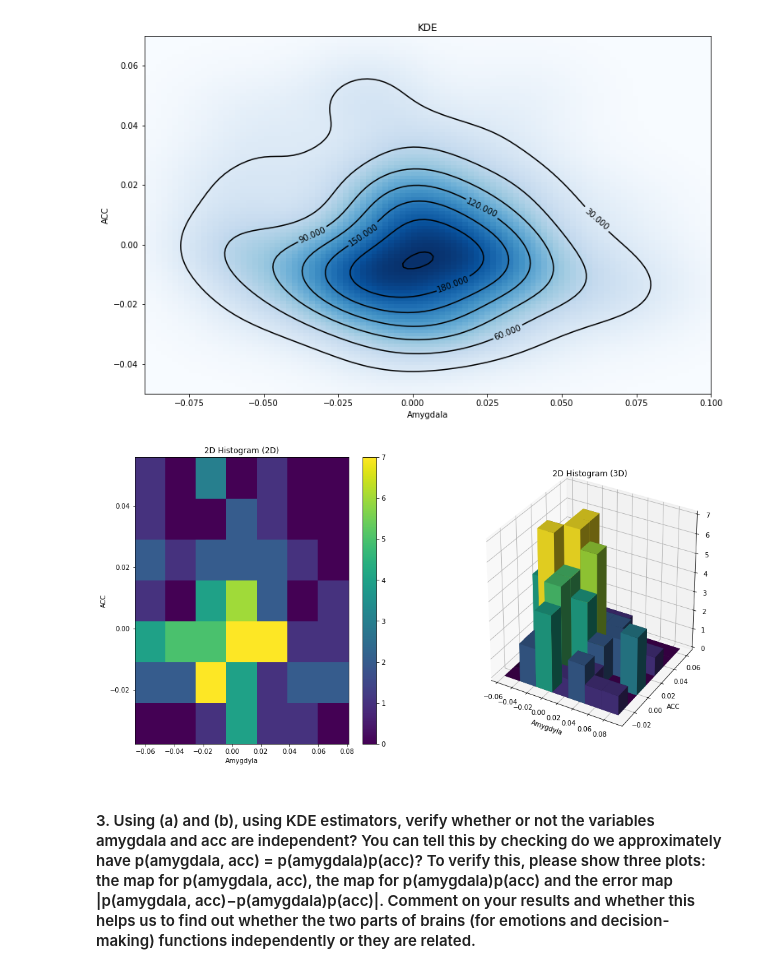
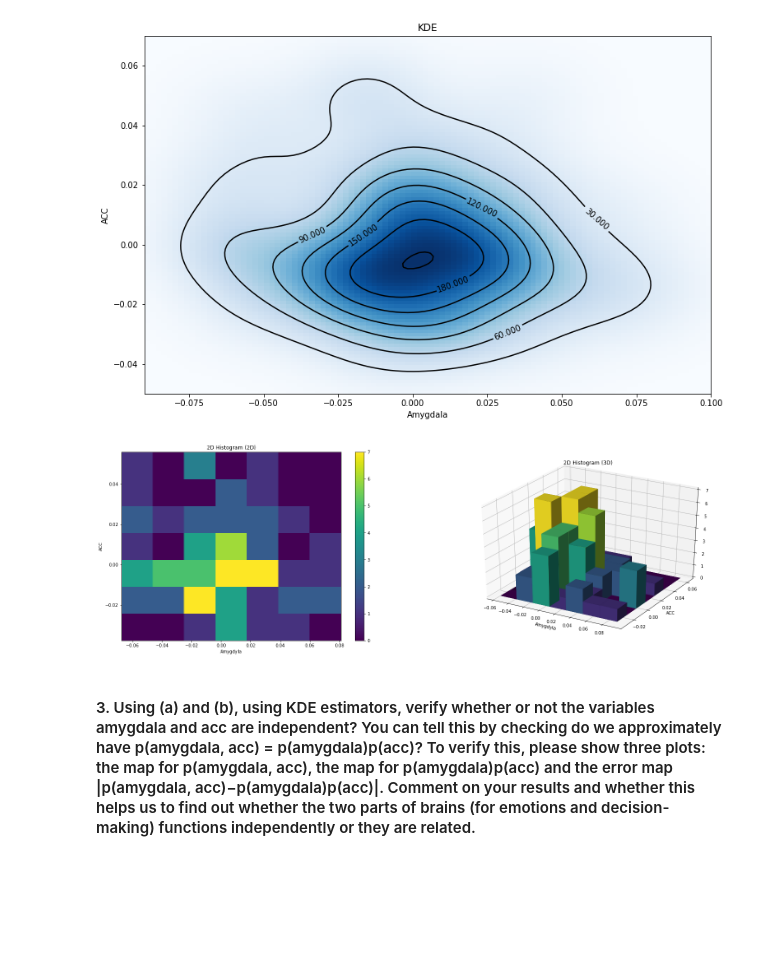
Before and after one commit to Mooseburger1/GT_MASTERS, a Jupyter notebook: Computational_Analytics/HW3/Q1/Q1.ipynb, the cells around one changed output. Drawn from its saved outputs; the diff is of its cells as text; code cells hidden in the pictures; blank space fills up the shorter version.

```diff
--- a/Computational_Analytics/HW3/Q1/Q1.ipynb
+++ b/Computational_Analytics/HW3/Q1/Q1.ipynb
@@ -94,7 +96,7 @@ plt.show()
 x=data.amygdala.values
 y=data.acc.values
 
-fig, axes = plt.subplots(nrows=1, ncols=2, figsize=(16,8))
+fig, axes = plt.subplots(nrows=1, ncols=2, figsize=(25,8))
 ax1=plt.subplot(121)
 h = ax1.hist2d(x,y, bins=(7,7))
 ax1.set_title('2D Histogram (2D)')
@@ -105,35 +107,35 @@ fig.colorbar(h[3], ax=ax1)
 ax = plt.subplot(122, projection='3d')
 
 '''
 Code to generate the 3D plot comes from SO post here:
 https://stackoverflow.com/questions/8437788/how-to-correctly-generate-a-3d-histogram-using-numpy-or-matplotlib-built-in-func
 '''
 
 hist, xedges, yedges = np.histogram2d(x, y, bins=(7,7))
 xpos, ypos = np.meshgrid(xedges[:-1]+xedges[1:], yedges[:-1]+yedges[1:])
 
 xpos = xpos.flatten()/2.
 ypos = ypos.flatten()/2.
 zpos = np.zeros_like (xpos)
 
 dx = xedges [1] - xedges [0]
 dy = yedges [1] - yedges [0]
 dz = hist.flatten()
 
 cmap = cm.get_cmap('viridis')
 max_height = np.max(dz)
 min_height = np.min(dz)
 
 rgba = [cmap((k-min_height)/max_height) for k in dz]
 
 ax.bar3d(xpos, ypos, zpos, dx, dy, dz, color=rgba, zsort='average')
 ax.set_title('2D Histogram (3D)')
 ax.set_xlabel('Amygdyla')
 ax.set_ylabel('ACC')
-
+plt.savefig('2d_hist.png', bbox_layout='tight', bbox_inches='tight')
 plt.show()
 # %% [output]
-[figure, old version]
+[figure, new version]
 # %% [markdown]
 #### 3. Using (a) and (b), using KDE estimators, verify whether or not the variables amygdala and acc are independent? You can tell this by checking do we approximately have p(amygdala, acc) = p(amygdala)p(acc)? To verify this, please show three plots: the map for p(amygdala, acc), the map for p(amygdala)p(acc) and the error map |p(amygdala, acc)−p(amygdala)p(acc)|. Comment on your results and whether this helps us to find out whether the two parts of brains (for emotions and decision-making) functions independently or they are related.
 # %%
```
Also changed, not shown: parts of 10 cells of this notebook, 15 other files.
